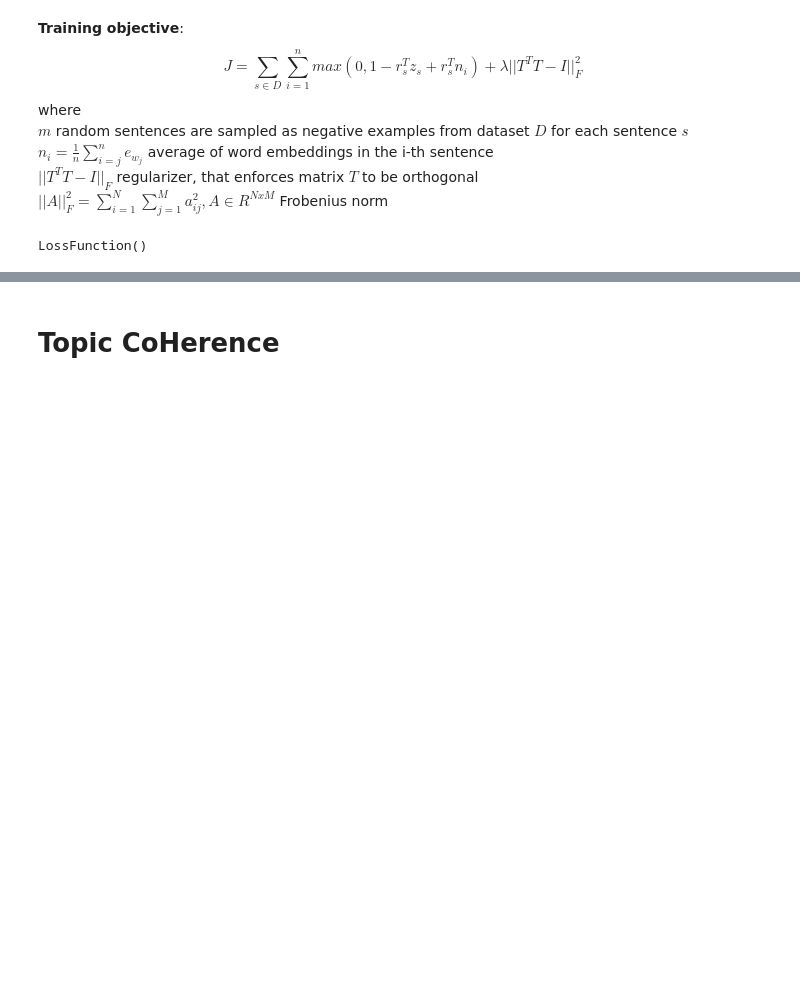
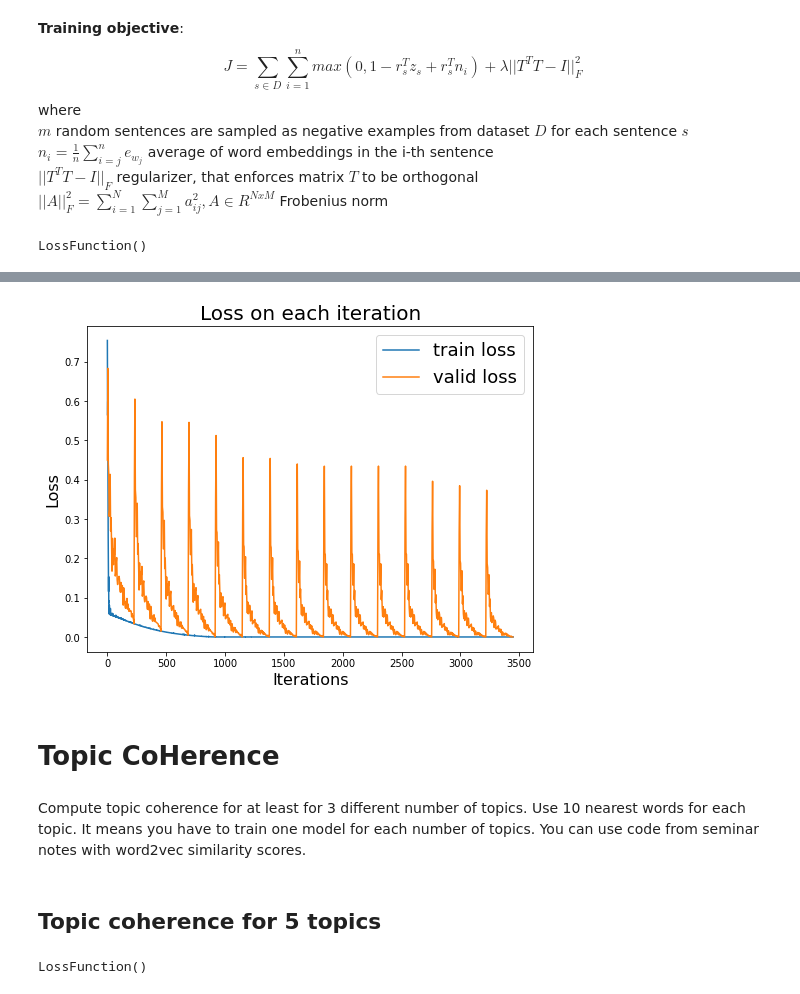
Before and after one commit to ovbystrova/NLP-and-ML, a Jupyter notebook: Aspect_assignment_9.ipynb, the cells around one changed output, grey strips where cells are left out. Drawn from its saved outputs; the diff is of its cells as text; code cells hidden in the pictures; blank space fills up the shorter version.

Commit message:
started topic coherence

```diff
--- a/Aspect_assignment_9.ipynb
+++ b/Aspect_assignment_9.ipynb
@@ -501,2 +375,16 @@ KeyboardInterrupt: ignored
+# %%
+import matplotlib.pyplot as plt
+
+plt.figure(figsize=(8, 6))
+plt.plot(range(len(train_losses)), train_losses, np.array(range(len(valid_losses)))*(len(train_losses)/len(valid_losses)), valid_losses)
+plt.legend(('train loss', 'valid loss'),prop={'size': 18})
+plt.title('Loss on each iteration', fontsize=20)
+plt.xlabel('Iterations', fontsize=16)
+plt.ylabel('Loss', fontsize=16)
+plt.show()
+# %% [output]
+[figure, added]
 # %% [markdown]
 # Topic CoHerence
+# %% [markdown]
+Compute topic coherence for at least for 3 different number of topics. Use 10 nearest words for each topic. It means you have to train one model for each number of topics. You can use code from seminar notes with word2vec similarity scores.
@@ -502,0 +410,10 @@ KeyboardInterrupt: ignored
+# %% [markdown]
+## Topic coherence for 5 topics
+# %%
+model_5 = MyModel(vocab_size=len(vocab), embed_size=200, topics_size=5)
+model_5.to(device)
+optimizer_5 = optim.Adam(model_5.parameters())
+criterion_5 = LossFunction()
+criterion_5.to(device)
+# %% [output]
+LossFunction()
```
Also changed, not shown: parts of 47 cells of this notebook.
